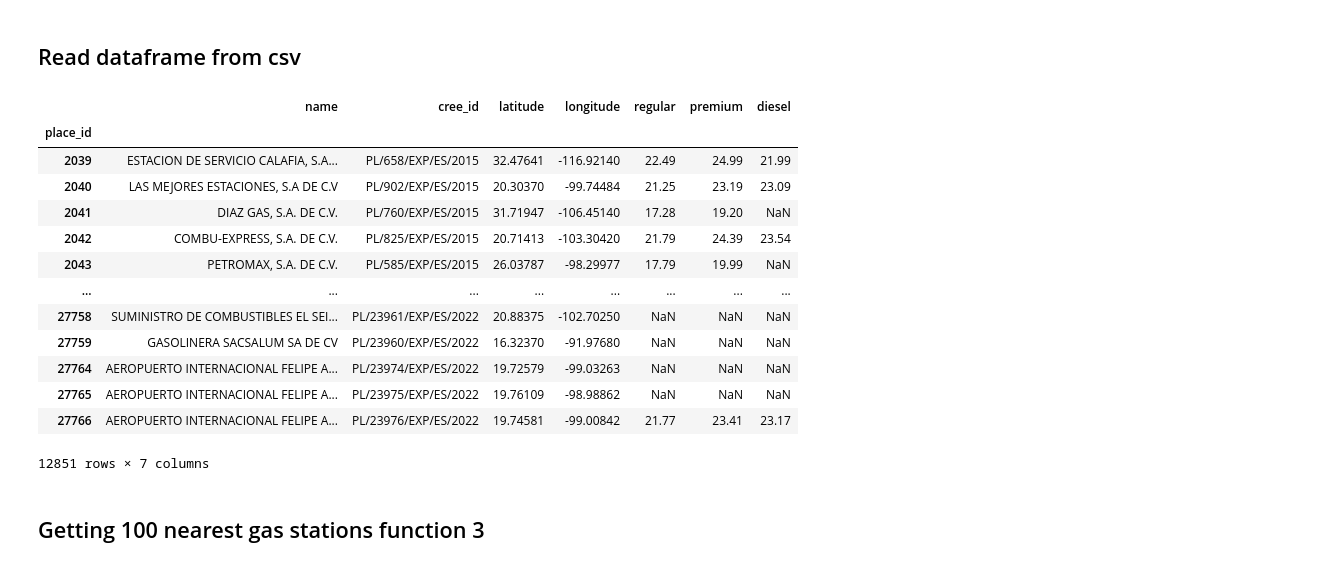
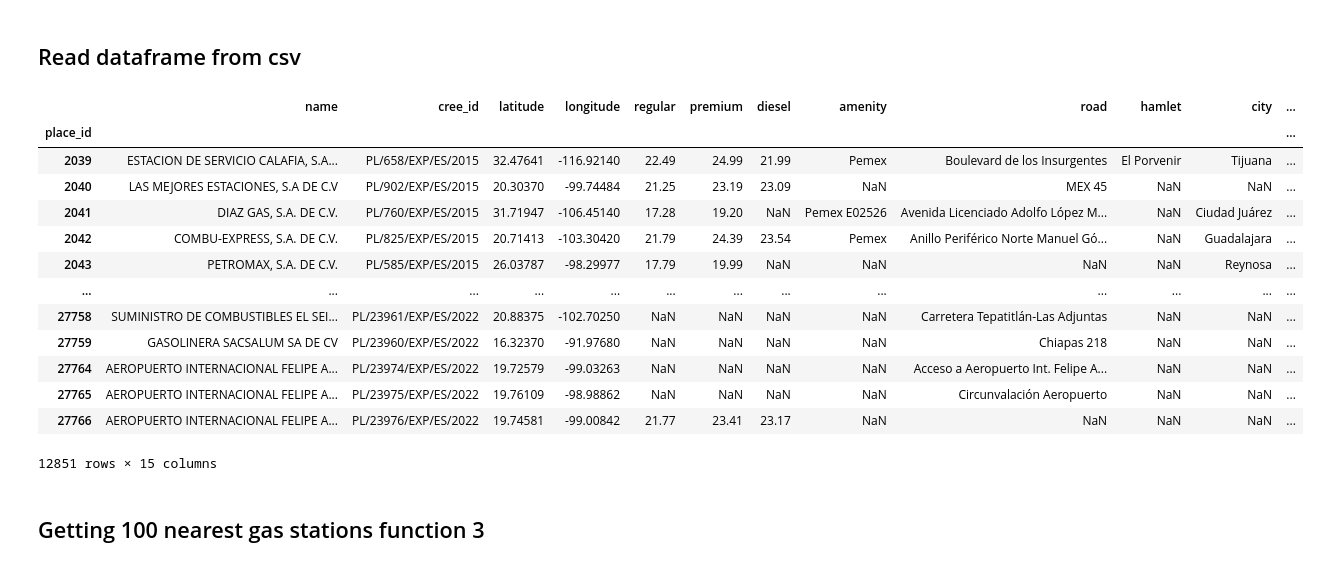
Before and after one commit to juanagsolano/gas_stations, a Jupyter notebook: map_locations.ipynb, the cells around one changed output. Cells and saved outputs as stored; diff of their text form; code cells hidden in the pictures.

```diff
--- a/map_locations.ipynb
+++ b/map_locations.ipynb
@@ -5,25 +5,30 @@
 # %%
 import pandas as pd
 
-df = pd.read_csv("export_files\gas_prices_20220415_153817.csv")
-df.set_index("place_id",inplace=True)
-df.dropna(subset=["latitude","longitude"],inplace=True)
+df1 = pd.read_csv("export_files\gas_prices_20220415_160024.csv")
+df1.set_index("place_id",inplace=True)
+df1.dropna(subset=["latitude","longitude"],inplace=True)
+
+df2 = pd.read_csv("export_files\gas_address_20220415_160024.csv")
+df2.set_index("place_id",inplace=True)
+
+df = df1.merge(df2,how="left",left_index=True,right_index=True)
 df
 # %% [output]
-|  | name | cree_id | latitude | longitude | regular | premium | diesel |
-| place_id |  |  |  |  |  |  |  |
-| 2039 | ESTACION DE SERVICIO CALAFIA, S.A... | PL/658/EXP/ES/2015 | 32.47641 | -116.92140 | 22.49 | 24.99 | 21.99 |
-| 2040 | LAS MEJORES ESTACIONES, S.A DE C.V | PL/902/EXP/ES/2015 | 20.30370 | -99.74484 | 21.25 | 23.19 | 23.09 |
-| 2041 | DIAZ GAS, S.A. DE C.V. | PL/760/EXP/ES/2015 | 31.71947 | -106.45140 | 17.28 | 19.20 | NaN |
-| 2042 | COMBU-EXPRESS, S.A. DE C.V. | PL/825/EXP/ES/2015 | 20.71413 | -103.30420 | 21.79 | 24.39 | 23.54 |
-| 2043 | PETROMAX, S.A. DE C.V. | PL/585/EXP/ES/2015 | 26.03787 | -98.29977 | 17.79 | 19.99 | NaN |
-| ... | ... | ... | ... | ... | ... | ... | ... |
-| 27758 | SUMINISTRO DE COMBUSTIBLES EL SEI... | PL/23961/EXP/ES/2022 | 20.88375 | -102.70250 | NaN | NaN | NaN |
-| 27759 | GASOLINERA SACSALUM SA DE CV | PL/23960/EXP/ES/2022 | 16.32370 | -91.97680 | NaN | NaN | NaN |
-| 27764 | AEROPUERTO INTERNACIONAL FELIPE A... | PL/23974/EXP/ES/2022 | 19.72579 | -99.03263 | NaN | NaN | NaN |
-| 27765 | AEROPUERTO INTERNACIONAL FELIPE A... | PL/23975/EXP/ES/2022 | 19.76109 | -98.98862 | NaN | NaN | NaN |
-| 27766 | AEROPUERTO INTERNACIONAL FELIPE A... | PL/23976/EXP/ES/2022 | 19.74581 | -99.00842 | 21.77 | 23.41 | 23.17 |
+|  | name | cree_id | latitude | longitude | regular | premium | diesel | amenity | road | hamlet | city | ... |
+| place_id |  |  |  |  |  |  |  |  |  |  |  | ... |
+| 2039 | ESTACION DE SERVICIO CALAFIA, S.A... | PL/658/EXP/ES/2015 | 32.47641 | -116.92140 | 22.49 | 24.99 | 21.99 | Pemex | Boulevard de los Insurgentes | El Porvenir | Tijuana | ... |
+| 2040 | LAS MEJORES ESTACIONES, S.A DE C.V | PL/902/EXP/ES/2015 | 20.30370 | -99.74484 | 21.25 | 23.19 | 23.09 | NaN | MEX 45 | NaN | NaN | ... |
+| 2041 | DIAZ GAS, S.A. DE C.V. | PL/760/EXP/ES/2015 | 31.71947 | -106.45140 | 17.28 | 19.20 | NaN | Pemex E02526 | Avenida Licenciado Adolfo López M... | NaN | Ciudad Juárez | ... |
+| 2042 | COMBU-EXPRESS, S.A. DE C.V. | PL/825/EXP/ES/2015 | 20.71413 | -103.30420 | 21.79 | 24.39 | 23.54 | Pemex | Anillo Periférico Norte Manuel Gó... | NaN | Guadalajara | ... |
+| 2043 | PETROMAX, S.A. DE C.V. | PL/585/EXP/ES/2015 | 26.03787 | -98.29977 | 17.79 | 19.99 | NaN | NaN | NaN | NaN | Reynosa | ... |
+| ... | ... | ... | ... | ... | ... | ... | ... | ... | ... | ... | ... | ... |
+| 27758 | SUMINISTRO DE COMBUSTIBLES EL SEI... | PL/23961/EXP/ES/2022 | 20.88375 | -102.70250 | NaN | NaN | NaN | NaN | Carretera Tepatitlán-Las Adjuntas | NaN | NaN | ... |
+| 27759 | GASOLINERA SACSALUM SA DE CV | PL/23960/EXP/ES/2022 | 16.32370 | -91.97680 | NaN | NaN | NaN | NaN | Chiapas 218 | NaN | NaN | ... |
+| 27764 | AEROPUERTO INTERNACIONAL FELIPE A... | PL/23974/EXP/ES/2022 | 19.72579 | -99.03263 | NaN | NaN | NaN | NaN | Acceso a Aeropuerto Int. Felipe A... | NaN | NaN | ... |
+| 27765 | AEROPUERTO INTERNACIONAL FELIPE A... | PL/23975/EXP/ES/2022 | 19.76109 | -98.98862 | NaN | NaN | NaN | NaN | Circunvalación Aeropuerto | NaN | NaN | ... |
+| 27766 | AEROPUERTO INTERNACIONAL FELIPE A... | PL/23976/EXP/ES/2022 | 19.74581 | -99.00842 | 21.77 | 23.41 | 23.17 | NaN | NaN | NaN | NaN | ... |
-12851 rows × 7 columns
+12851 rows × 15 columns
 # %% [markdown]
 ## Getting 100 nearest gas stations function 3
 # %%
```
Also changed, not shown: parts of 2 cells of this notebook.
